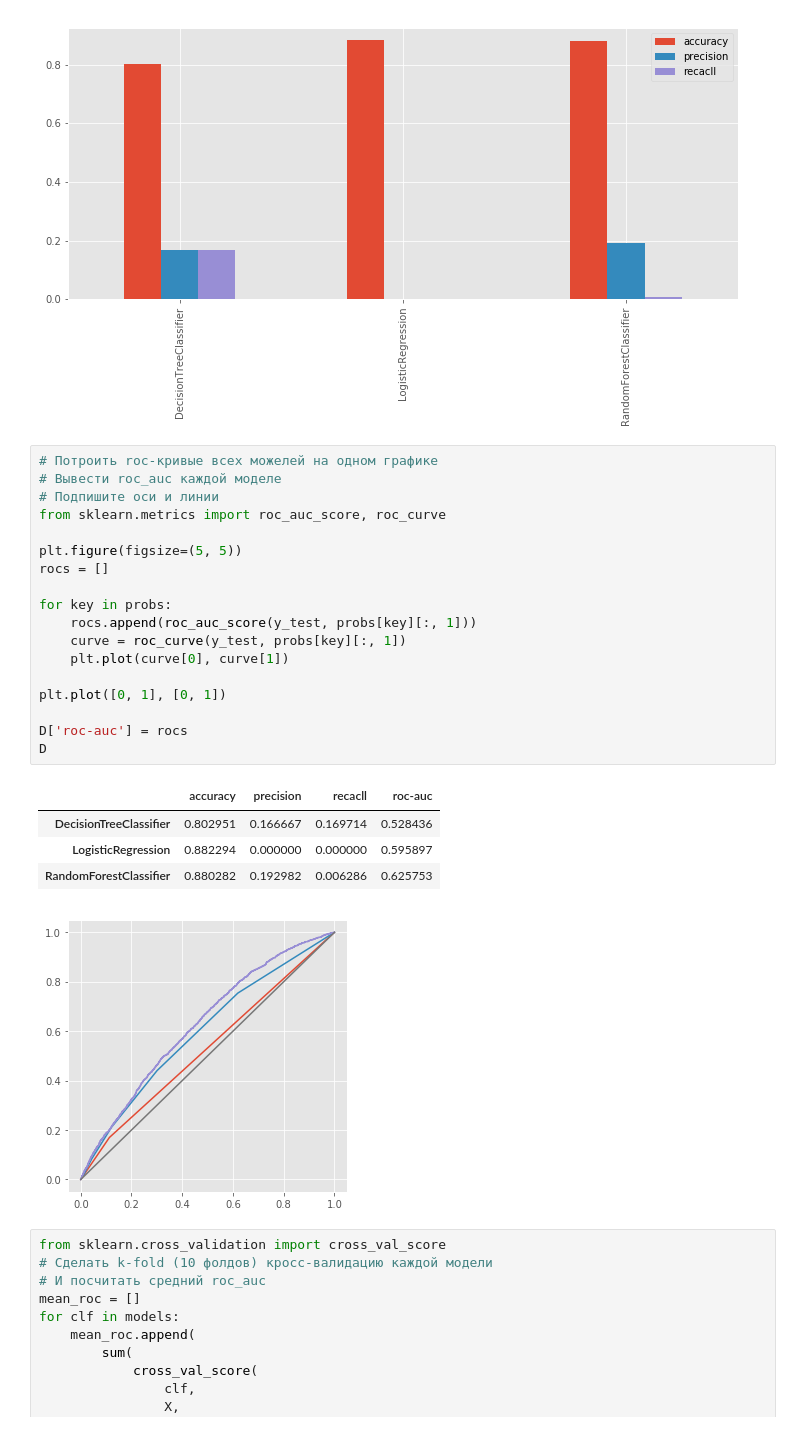
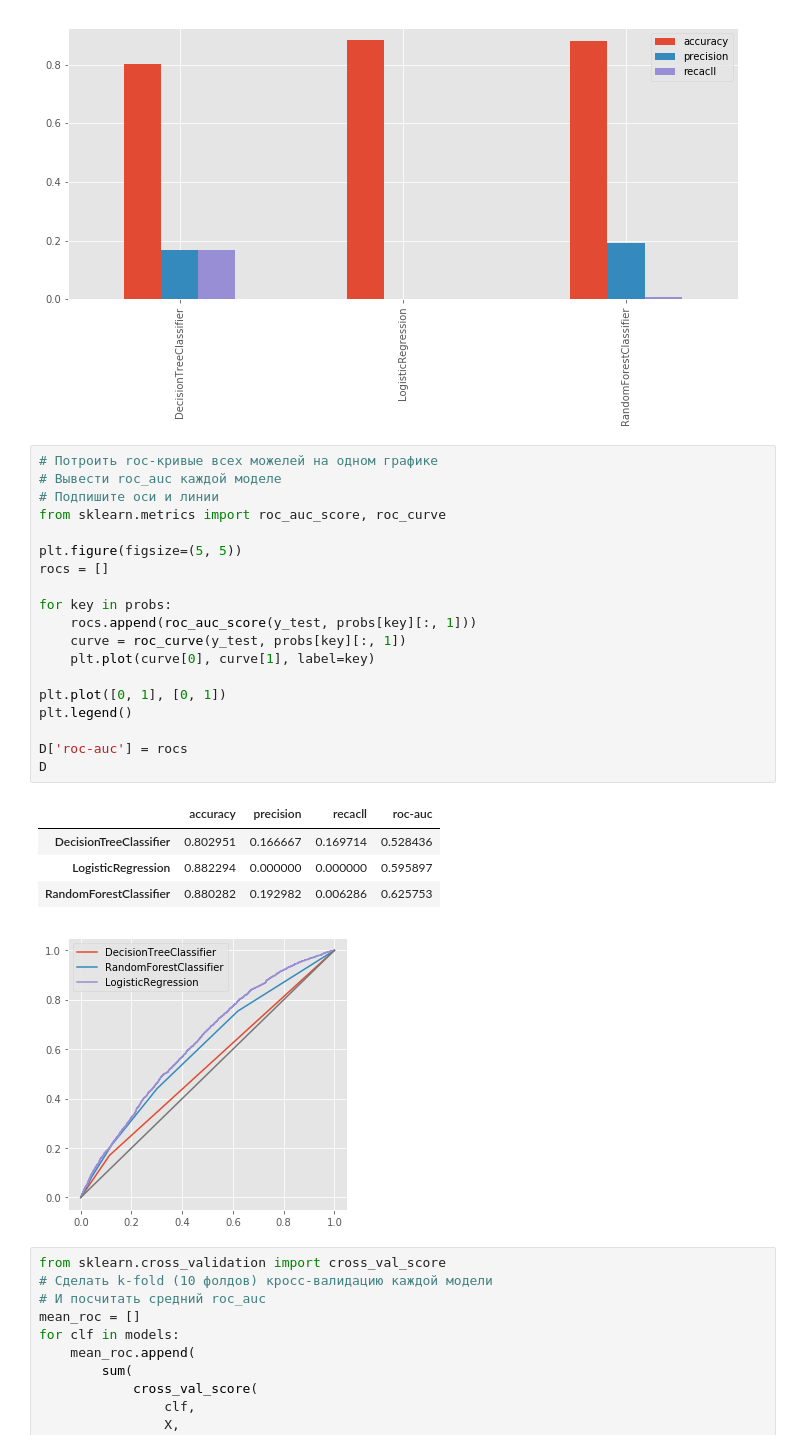
Before and after one commit to liehtman/sfml, a Jupyter notebook: hw_02/hw2-task.ipynb, the cells around one changed output. Drawn from its saved outputs; the diff is of its cells as text.

```diff
--- a/hw_02/hw2-task.ipynb
+++ b/hw_02/hw2-task.ipynb
@@ -310,27 +310,28 @@ D.plot(kind='bar')
 # %%
 # Потроить roc-кривые всех можелей на одном графике
 # Вывести roc_auc каждой моделе
 # Подпишите оси и линии
 from sklearn.metrics import roc_auc_score, roc_curve
 
 plt.figure(figsize=(5, 5))
 rocs = []
 
 for key in probs:
     rocs.append(roc_auc_score(y_test, probs[key][:, 1]))
     curve = roc_curve(y_test, probs[key][:, 1])
-    plt.plot(curve[0], curve[1])
+    plt.plot(curve[0], curve[1], label=key)
 
 plt.plot([0, 1], [0, 1])
+plt.legend()
 
 D['roc-auc'] = rocs
 D
 # %% [output]
 |  | accuracy | precision | recacll | roc-auc |
 | DecisionTreeClassifier | 0.802951 | 0.166667 | 0.169714 | 0.528436 |
 | LogisticRegression | 0.882294 | 0.000000 | 0.000000 | 0.595897 |
 | RandomForestClassifier | 0.880282 | 0.192982 | 0.006286 | 0.625753 |
-[figure, old version]
+[figure, new version]
 # %%
 from sklearn.cross_validation import cross_val_score
 # Сделать k-fold (10 фолдов) кросс-валидацию каждой модели
```
